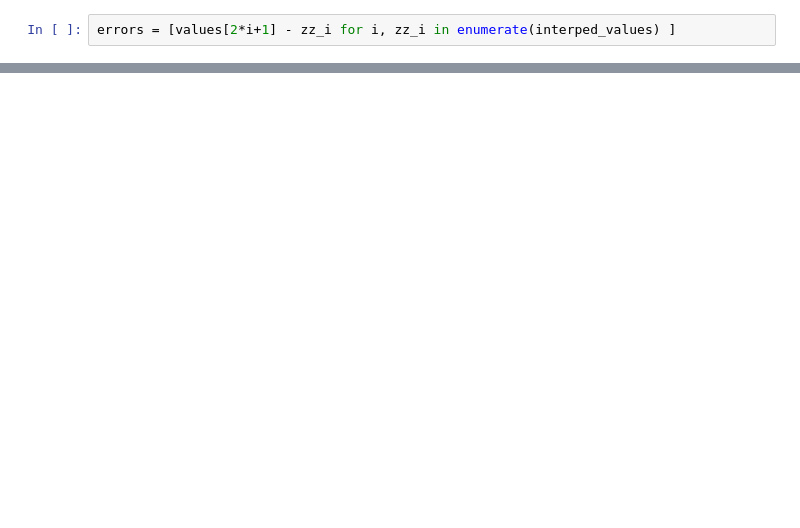
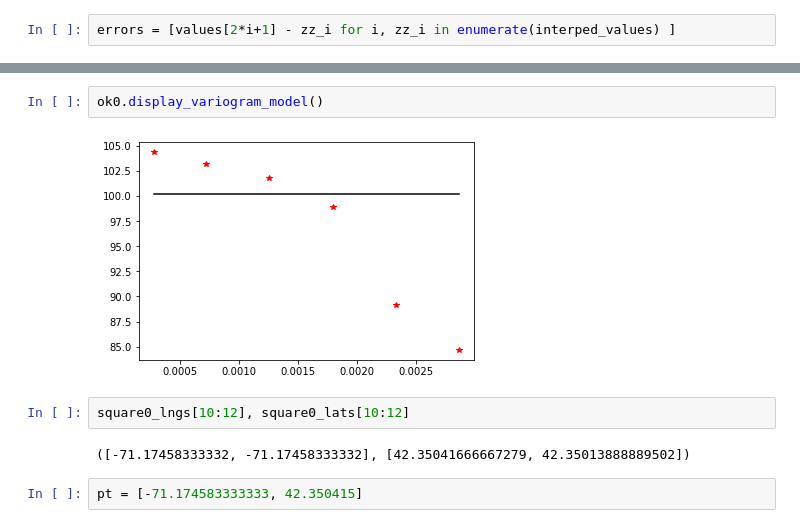
Before and after one commit to saltzadam/WheelWay, a Jupyter notebook: downsample upsample.ipynb, the cells around one changed output, grey strips where cells are left out. Cells and saved outputs as stored; diff of their text form; blank space fills up the shorter version.

```diff
--- a/downsample upsample.ipynb
+++ b/downsample upsample.ipynb
@@ -1591,0 +1659,10 @@ rmse, nrmse
+# %%
+ok0.display_variogram_model()
+# %% [output]
+[figure, added]
+# %%
+square0_lngs[10:12], square0_lats[10:12]
+# %% [output]
+([-71.17458333332, -71.17458333332], [42.35041666667279, 42.35013888889502])
+# %%
+pt = [-71.174583333333, 42.350415]
```
Also changed, not shown: parts of 18 cells of this notebook, 2 other files.
